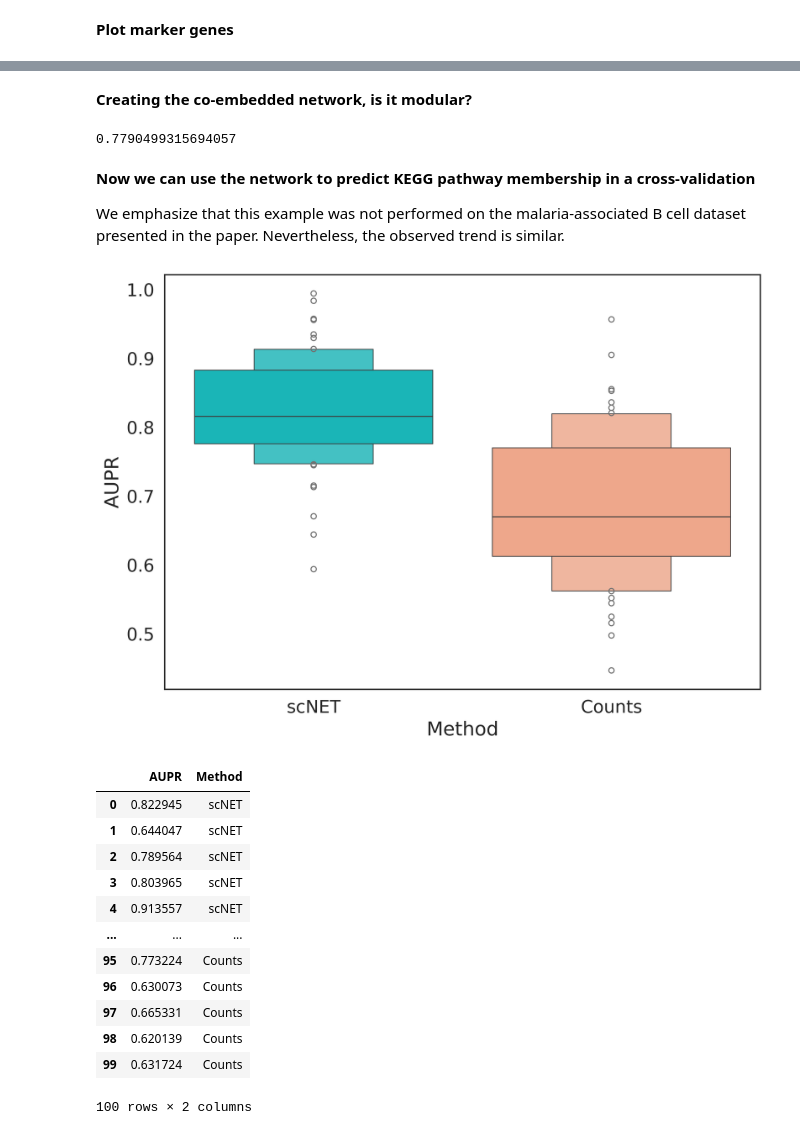
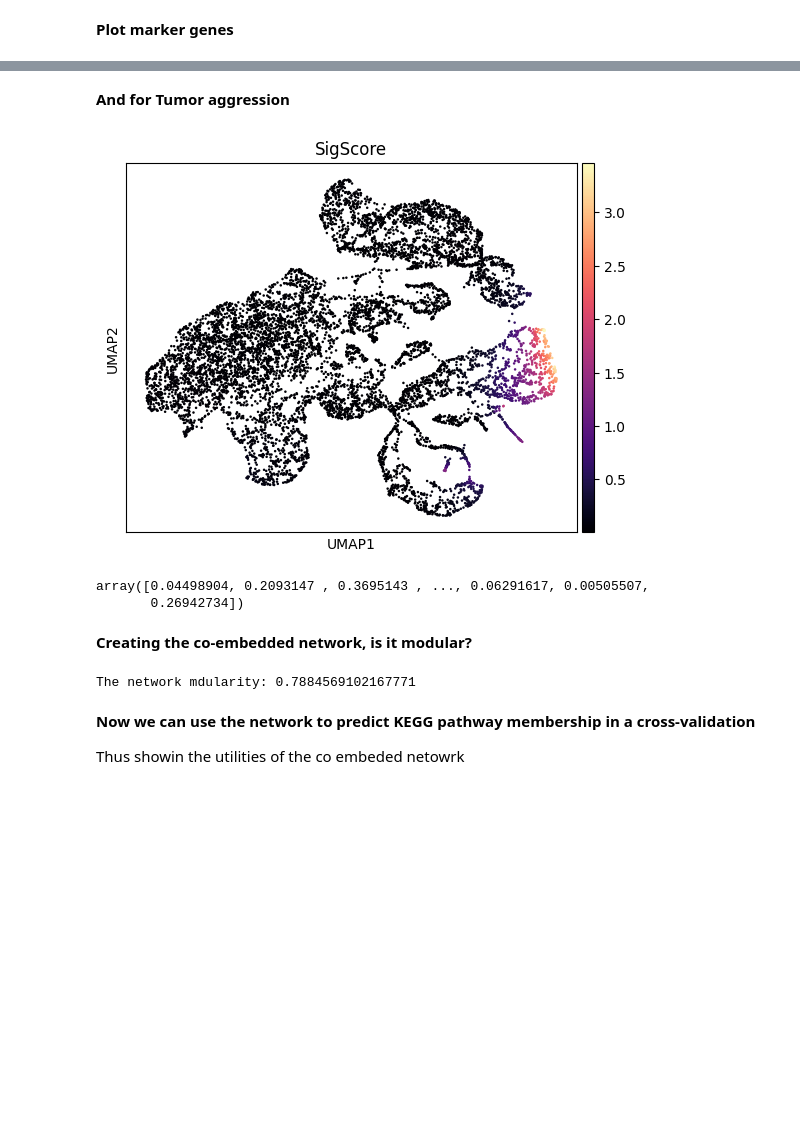
Before and after one commit to madilabcode/scNET, a Jupyter notebook: scNET.ipynb, the cells around one changed output, grey strips where cells are left out. Drawn from its saved outputs; the diff is of its cells as text; code cells hidden in the pictures; blank space fills up the shorter version.

```diff
--- a/scNET.ipynb
+++ b/scNET.ipynb
@@ -194,30 +94,21 @@ cen.plot_de_pathways(significant_pathways,enrichment_results)
+# %% [markdown]
+**And for Tumor aggression**
+# %%
+
+scNET.run_signature(recon_obj,up_sig=["Cdkn2a","Myc","Pten","Kras"])
+# %% [output]
+[figure, added]
+array([0.04498904, 0.2093147 , 0.3695143 , ..., 0.06291617, 0.00505507,
+       0.26942734])
 # %% [markdown]
 **Creating the co-embedded network, is it modular?**
-# %%
-graph, mod = cen.build_co_embeded_network(gene_embedding, node_features)
-mod
-# %% [output]
-0.7790499315694057
+# %%
+import networkx as nx
+net, mod = scNET.build_co_embeded_network(embedded_genes, node_features)
+print(f"The network mdularity: {mod}")
+# %% [output]
+The network mdularity: 0.7884569102167771
 # %% [markdown]
 **Now we can use the network to predict KEGG pathway membership in a cross-validation**
 
-We emphasize that this example was not performed on the malaria-associated B cell dataset presented in the paper. Nevertheless, the observed trend is similar.
+Thus showin the utilities of the co embeded netowrk
-# %%
-import imp
-imp.reload(cen)
-cen.predict_kegg(gene_embedding,node_features)
-# %% [output]
-[figure, removed]
-|  | AUPR | Method |
-| 0 | 0.822945 | scNET |
-| 1 | 0.644047 | scNET |
-| 2 | 0.789564 | scNET |
-| 3 | 0.803965 | scNET |
-| 4 | 0.913557 | scNET |
-| ... | ... | ... |
-| 95 | 0.773224 | Counts |
-| 96 | 0.630073 | Counts |
-| 97 | 0.665331 | Counts |
-| 98 | 0.620139 | Counts |
-| 99 | 0.631724 | Counts |
-100 rows × 2 columns
```
Also changed, not shown: parts of 34 cells of this notebook, 4 other files.
